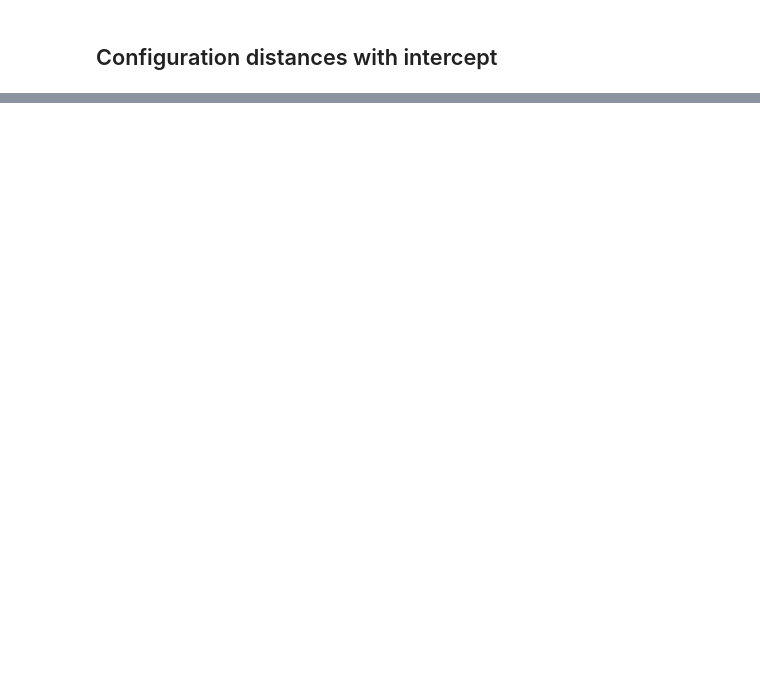
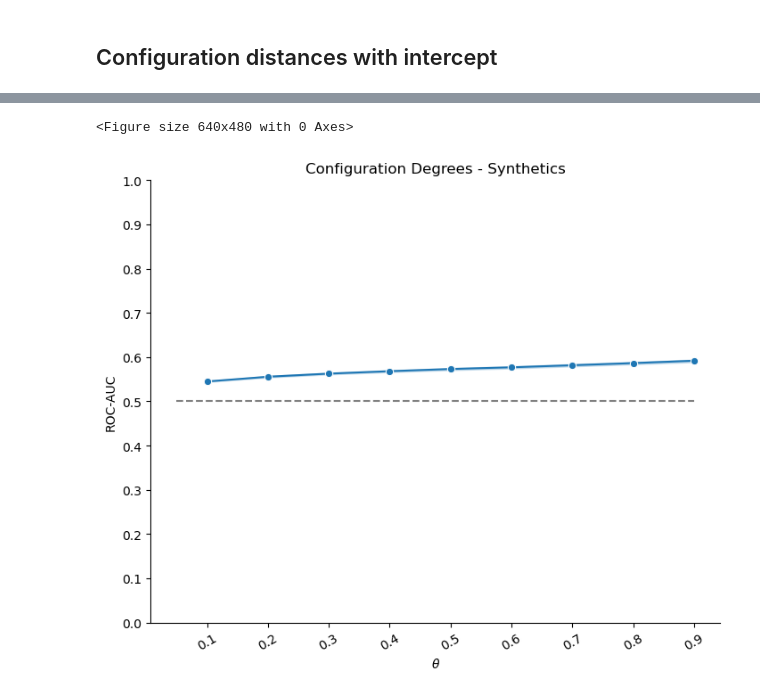
Before and after one commit to kaiser-dan/proj_naive-embedded-reconstruction, a Jupyter notebook: notebooks/viz/viz_EMB_ex27.ipynb, the cells around one changed output, grey strips where cells are left out. Cells and saved outputs as stored; diff of their text form; code cells hidden in the pictures; blank space fills up the shorter version.

```diff
--- a/notebooks/viz/viz_EMB_ex27.ipynb
+++ b/notebooks/viz/viz_EMB_ex27.ipynb
@@ -345,0 +348,17 @@ plt.tight_layout()
+# %%
+# Without intercept
+metadata_S = {
+    "PROJECT_ID": "EMB_ex27-S",
+    "RESEARCHERS": "DK",
+    "CURRENT_VERSION": "v0.2",
+    "DATE": "20230302"
+}
+TAG_S = "{PROJECT_ID}{CURRENT_VERSION}_{RESEARCHERS}_{DATE}".format(**metadata_S)
+
+df_S = pd.read_csv(f"../../results/dataframes/dataframe_{TAG_S}.csv")
+# %%
+# Drop dummy index
+df_S = df_S.drop(columns=["Unnamed: 0", "N", "intercept", "process_time", "wall_time"])
+
+# Drop rows with nans
+df_S.dropna(how="any", inplace=True)
@@ -345,0 +374,34 @@ plt.tight_layout()
+# %%
+# Instantiate figure, subset relevant data
+plt.figure()
+
+# Plotting data
+sns.relplot(
+    data=df_S, kind="line",
+    x="theta", y="auroc",
+    # col="k2", row="k1",
+    marker="o",
+    height=6, aspect=1.2,
+)
+
+# Axes configuration
+plt.hlines(0.5, 0.05, 0.9, linestyles="dashed", colors="gray")
+plt.xticks(
+    [float(np.format_float_scientific(x, precision=1)) for x in set(df_S["theta"])],
+    rotation=30
+)
+plt.xlabel("$\\theta$")
+
+plt.yticks(np.linspace(0.0, 1, endpoint=True, num=10+1))
+plt.ylabel("ROC-AUC")
+
+
+# Figure-level attributes
+plt.title("Configuration Degrees - Synthetics")
+
+# Save plot
+plt.tight_layout()
+# plt.savefig("../../results/plots/line_auroc-pfi_N2V-logreg-configuration-distance.png", facecolor="white", transparent=False)
+# %% [output]
+<Figure size 640x480 with 0 Axes>
+[figure, added]
```
Also changed, not shown: parts of 11 cells of this notebook, 19 other files.
